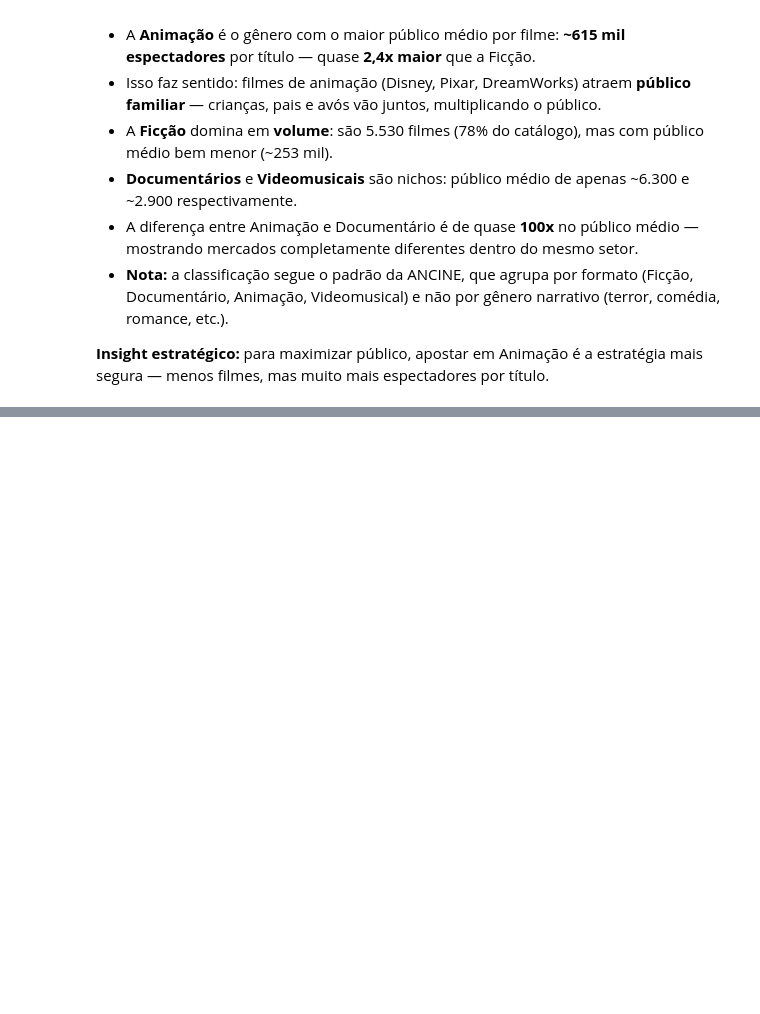
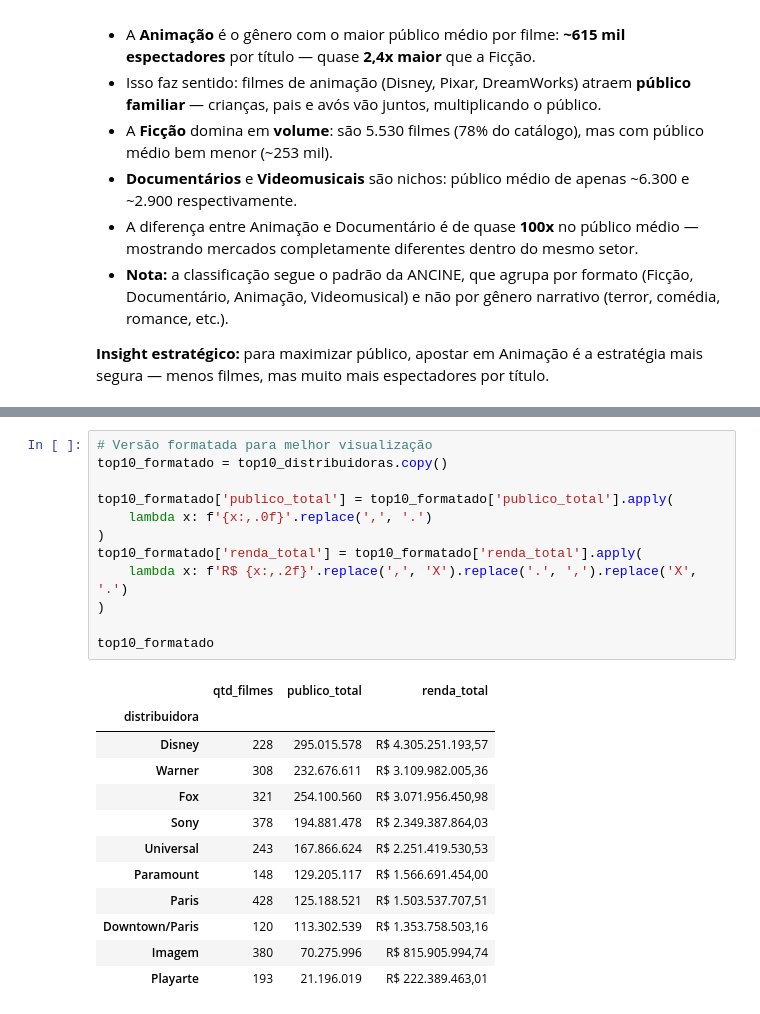
Before and after one commit to paloma2411/analise-filmes-brasil, a Jupyter notebook: analise_filmes.ipynb, the cells around one changed output, grey strips where cells are left out. Cells and saved outputs as stored; diff of their text form; blank space fills up the shorter version.

```diff
--- a/analise_filmes.ipynb
+++ b/analise_filmes.ipynb
@@ -447,0 +476,25 @@ analise_genero_formatada
+# %%
+# Versão formatada para melhor visualização
+top10_formatado = top10_distribuidoras.copy()
+
+top10_formatado['publico_total'] = top10_formatado['publico_total'].apply(
+    lambda x: f'{x:,.0f}'.replace(',', '.')
+)
+top10_formatado['renda_total'] = top10_formatado['renda_total'].apply(
+    lambda x: f'R$ {x:,.2f}'.replace(',', 'X').replace('.', ',').replace('X', '.')
+)
+
+top10_formatado
+# %% [output]
+|  | qtd_filmes | publico_total | renda_total |
+| distribuidora |  |  |  |
+| Disney | 228 | 295.015.578 | R$ 4.305.251.193,57 |
+| Warner | 308 | 232.676.611 | R$ 3.109.982.005,36 |
+| Fox | 321 | 254.100.560 | R$ 3.071.956.450,98 |
+| Sony | 378 | 194.881.478 | R$ 2.349.387.864,03 |
+| Universal | 243 | 167.866.624 | R$ 2.251.419.530,53 |
+| Paramount | 148 | 129.205.117 | R$ 1.566.691.454,00 |
+| Paris | 428 | 125.188.521 | R$ 1.503.537.707,51 |
+| Downtown/Paris | 120 | 113.302.539 | R$ 1.353.758.503,16 |
+| Imagem | 380 | 70.275.996 | R$ 815.905.994,74 |
+| Playarte | 193 | 21.196.019 | R$ 222.389.463,01 |
```
Also changed, not shown: parts of 4 cells of this notebook.
